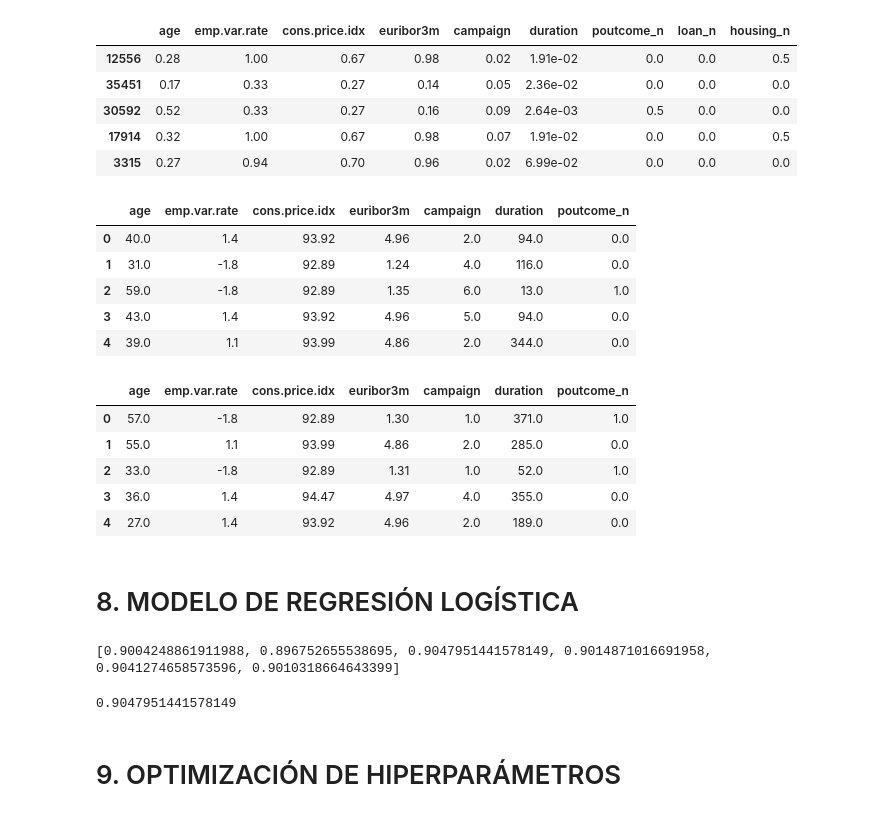
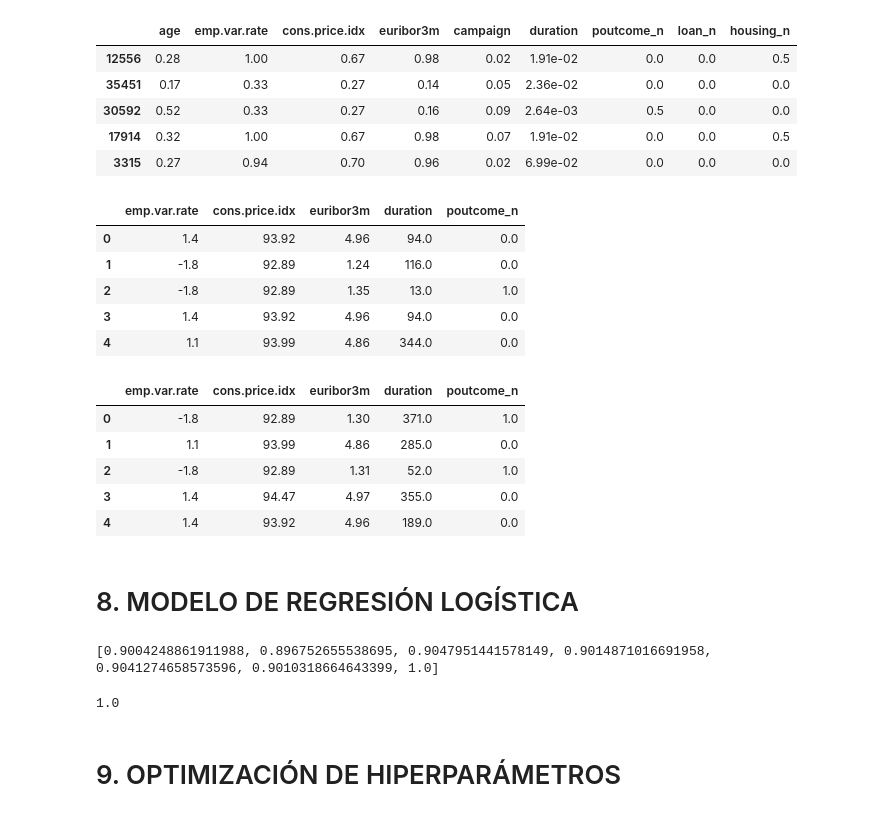
Before and after one commit to 4GeeksAcademy/ginappedrosa-machine-learning-python-template-2, a Jupyter notebook: src/explore.ipynb, the cells around one changed output. Saved outputs shown, nothing was run; the diff lists cells and outputs as text; code cells hidden in the pictures.

```diff
--- a/src/explore.ipynb
+++ b/src/explore.ipynb
@@ -974,30 +974,30 @@ with open("/workspaces/ginappedrosa-machine-learning-python-template-2/models/sc
 # %%
 from sklearn.feature_selection import f_classif, SelectKBest
 
-selection_model = SelectKBest(f_classif, k = 7)
+selection_model = SelectKBest(f_classif, k = 5)
 selection_model.fit(X_train_con_outliers, y_train)
 
 ix = selection_model.get_support()
 X_train_con_outliers_sel = pd.DataFrame(selection_model.transform(X_train_con_outliers), columns = X_train_con_outliers.columns.values[ix])
 X_test_con_outliers_sel = pd.DataFrame(selection_model.transform(X_test_con_outliers), columns = X_test_con_outliers.columns.values[ix])
 
 X_train_con_outliers_sel.head()
 # %% [output]
-|  | age | emp.var.rate | cons.price.idx | euribor3m | campaign | duration | poutcome_n |
-| 0 | 40.0 | 1.4 | 93.92 | 4.96 | 2.0 | 94.0 | 0.0 |
-| 1 | 31.0 | -1.8 | 92.89 | 1.24 | 4.0 | 116.0 | 0.0 |
-| 2 | 59.0 | -1.8 | 92.89 | 1.35 | 6.0 | 13.0 | 1.0 |
-| 3 | 43.0 | 1.4 | 93.92 | 4.96 | 5.0 | 94.0 | 0.0 |
-| 4 | 39.0 | 1.1 | 93.99 | 4.86 | 2.0 | 344.0 | 0.0 |
+|  | emp.var.rate | cons.price.idx | euribor3m | duration | poutcome_n |
+| 0 | 1.4 | 93.92 | 4.96 | 94.0 | 0.0 |
+| 1 | -1.8 | 92.89 | 1.24 | 116.0 | 0.0 |
+| 2 | -1.8 | 92.89 | 1.35 | 13.0 | 1.0 |
+| 3 | 1.4 | 93.92 | 4.96 | 94.0 | 0.0 |
+| 4 | 1.1 | 93.99 | 4.86 | 344.0 | 0.0 |
 # %%
 X_test_con_outliers_sel.head()
 # %% [output]
-|  | age | emp.var.rate | cons.price.idx | euribor3m | campaign | duration | poutcome_n |
-| 0 | 57.0 | -1.8 | 92.89 | 1.30 | 1.0 | 371.0 | 1.0 |
-| 1 | 55.0 | 1.1 | 93.99 | 4.86 | 2.0 | 285.0 | 0.0 |
-| 2 | 33.0 | -1.8 | 92.89 | 1.31 | 1.0 | 52.0 | 1.0 |
-| 3 | 36.0 | 1.4 | 94.47 | 4.97 | 4.0 | 355.0 | 0.0 |
-| 4 | 27.0 | 1.4 | 93.92 | 4.96 | 2.0 | 189.0 | 0.0 |
+|  | emp.var.rate | cons.price.idx | euribor3m | duration | poutcome_n |
+| 0 | -1.8 | 92.89 | 1.30 | 371.0 | 1.0 |
+| 1 | 1.1 | 93.99 | 4.86 | 285.0 | 0.0 |
+| 2 | -1.8 | 92.89 | 1.31 | 52.0 | 1.0 |
+| 3 | 1.4 | 94.47 | 4.97 | 355.0 | 0.0 |
+| 4 | 1.4 | 93.92 | 4.96 | 189.0 | 0.0 |
 # %%
 X_train_con_outliers_sel["y_n"] = list(y_train)
 X_test_con_outliers_sel["y_n"] = list(y_test)
@@ -1018,6 +1018,7 @@ X_train_con_outliers_norm,
 X_train_sin_outliers_norm,
 X_train_con_outliers_scal,
 X_train_sin_outliers_scal,
+X_train_con_outliers_sel,
 ]:
   model = LogisticRegression()
   model.fit(dataset, y_train)
@@ -1027,8 +1028,8 @@ X_train_sin_outliers_scal,
 print(results)
 max(results)
 # %% [output]
-[0.9004248861911988, 0.896752655538695, 0.9047951441578149, 0.9014871016691958, 0.9041274658573596, 0.9010318664643399]
+[0.9004248861911988, 0.896752655538695, 0.9047951441578149, 0.9014871016691958, 0.9041274658573596, 0.9010318664643399, 1.0]
-0.9047951441578149
+1.0
 # %% [markdown]
 # 9. OPTIMIZACIÓN DE HIPERPARÁMETROS
 # %% [markdown]
```
Also changed, not shown: parts of 4 cells of this notebook, 1 other file.
